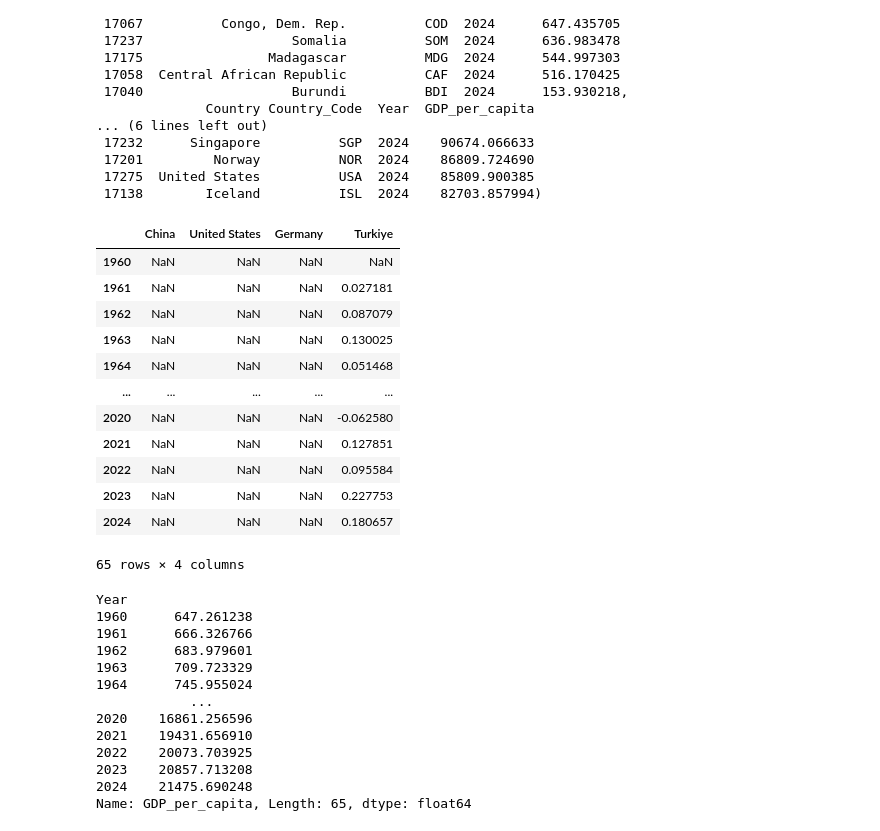
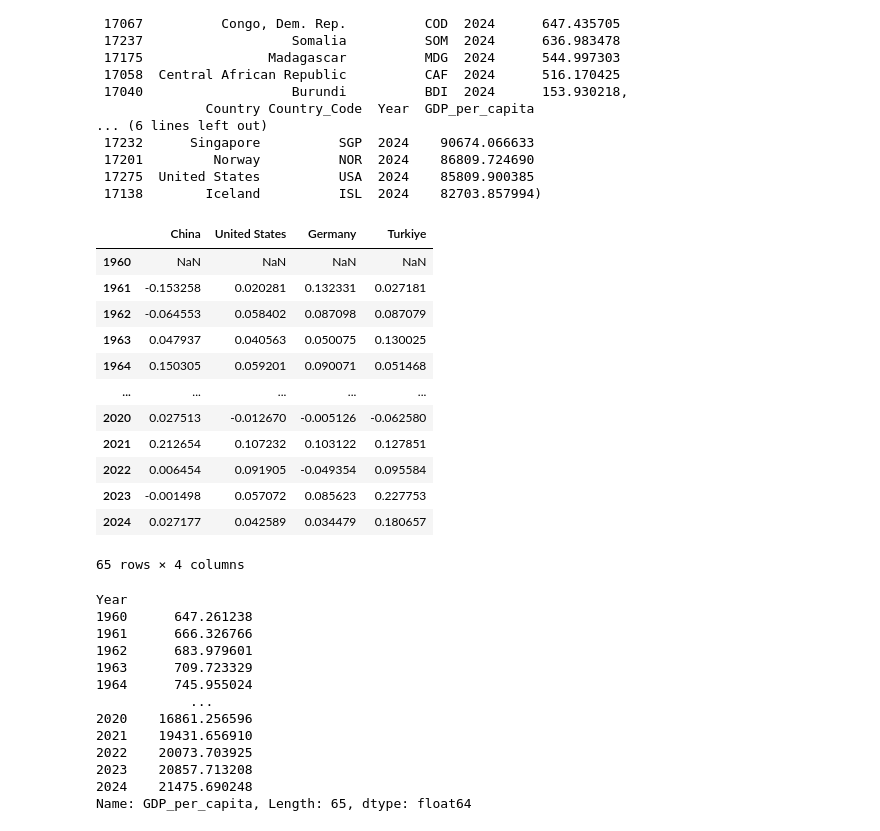
Before and after one commit to javamercy/GDP-analysis, a Jupyter notebook: sample.ipynb, the cells around one changed output. Drawn from its saved outputs; the diff is of its cells as text; code cells hidden in the pictures.

```diff
--- a/sample.ipynb
+++ b/sample.ipynb
@@ -99,27 +123,27 @@ poorest_ten, richest_ten
 # %%
 # Compute year-to-year percentage growth for a few sample countries.
 countries = np.array(["China", "United States", "Germany", "Turkiye"])
-pct_growth_per_year = pd.DataFrame(columns=countries, index=range(data_long["Year"].min(), data_long["Year"].max() + 1))
+pct_growth_per_year = pd.DataFrame(columns=countries, index=years)
 
 for country in countries:
     country_data = data_long[data_long["Country"] == country].sort_values("Year").reset_index(drop=True)
-pct_growth = country_data["GDP_per_capita"].pct_change()
-pct_growth_per_year[country] = pct_growth.values
+    pct_growth = country_data["GDP_per_capita"].pct_change()
+    pct_growth_per_year[country] = pct_growth.values
 
 pct_growth_per_year
 # %% [output]
 |  | China | United States | Germany | Turkiye |
 | 1960 | NaN | NaN | NaN | NaN |
-| 1961 | NaN | NaN | NaN | 0.027181 |
-| 1962 | NaN | NaN | NaN | 0.087079 |
-| 1963 | NaN | NaN | NaN | 0.130025 |
-| 1964 | NaN | NaN | NaN | 0.051468 |
+| 1961 | -0.153258 | 0.020281 | 0.132331 | 0.027181 |
+| 1962 | -0.064553 | 0.058402 | 0.087098 | 0.087079 |
+| 1963 | 0.047937 | 0.040563 | 0.050075 | 0.130025 |
+| 1964 | 0.150305 | 0.059201 | 0.090071 | 0.051468 |
 | ... | ... | ... | ... | ... |
-| 2020 | NaN | NaN | NaN | -0.062580 |
-| 2021 | NaN | NaN | NaN | 0.127851 |
-| 2022 | NaN | NaN | NaN | 0.095584 |
-| 2023 | NaN | NaN | NaN | 0.227753 |
-| 2024 | NaN | NaN | NaN | 0.180657 |
+| 2020 | 0.027513 | -0.012670 | -0.005126 | -0.062580 |
+| 2021 | 0.212654 | 0.107232 | 0.103122 | 0.127851 |
+| 2022 | 0.006454 | 0.091905 | -0.049354 | 0.095584 |
+| 2023 | -0.001498 | 0.057072 | 0.085623 | 0.227753 |
+| 2024 | 0.027177 | 0.042589 | 0.034479 | 0.180657 |
 65 rows × 4 columns
 # %%
 # Use NumPy to:
```
Also changed, not shown: parts of 13 cells of this notebook.
